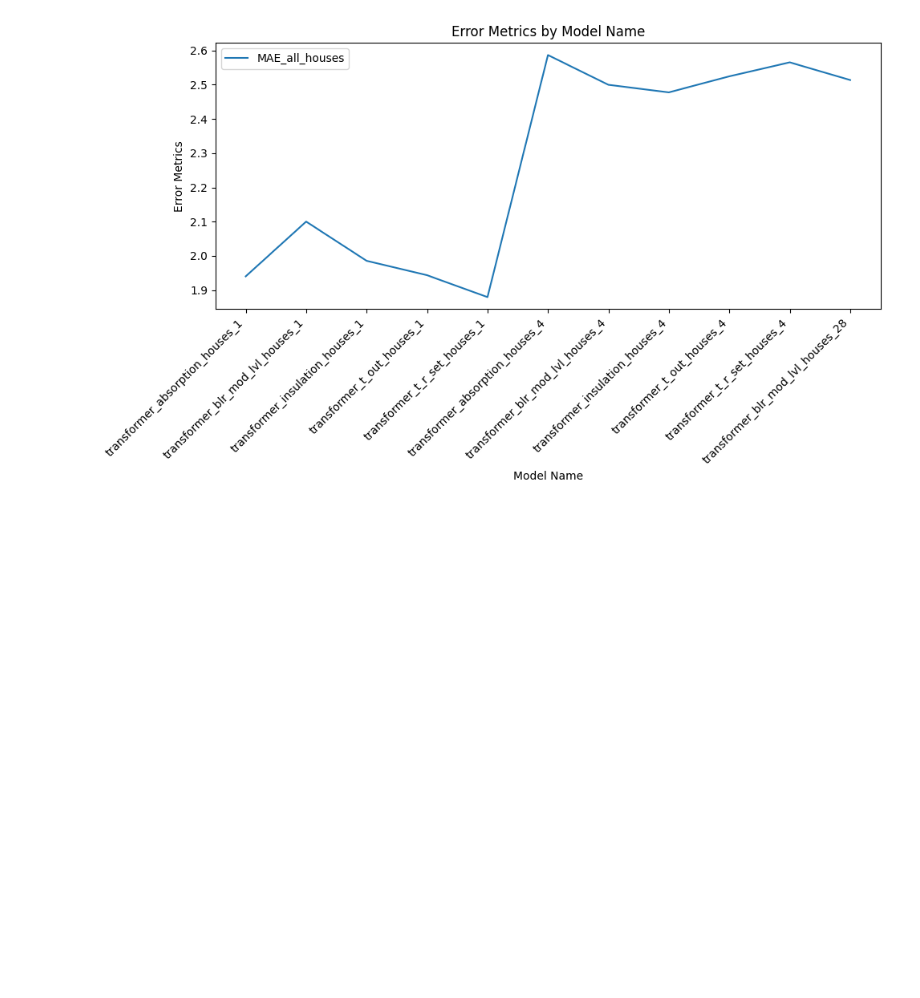
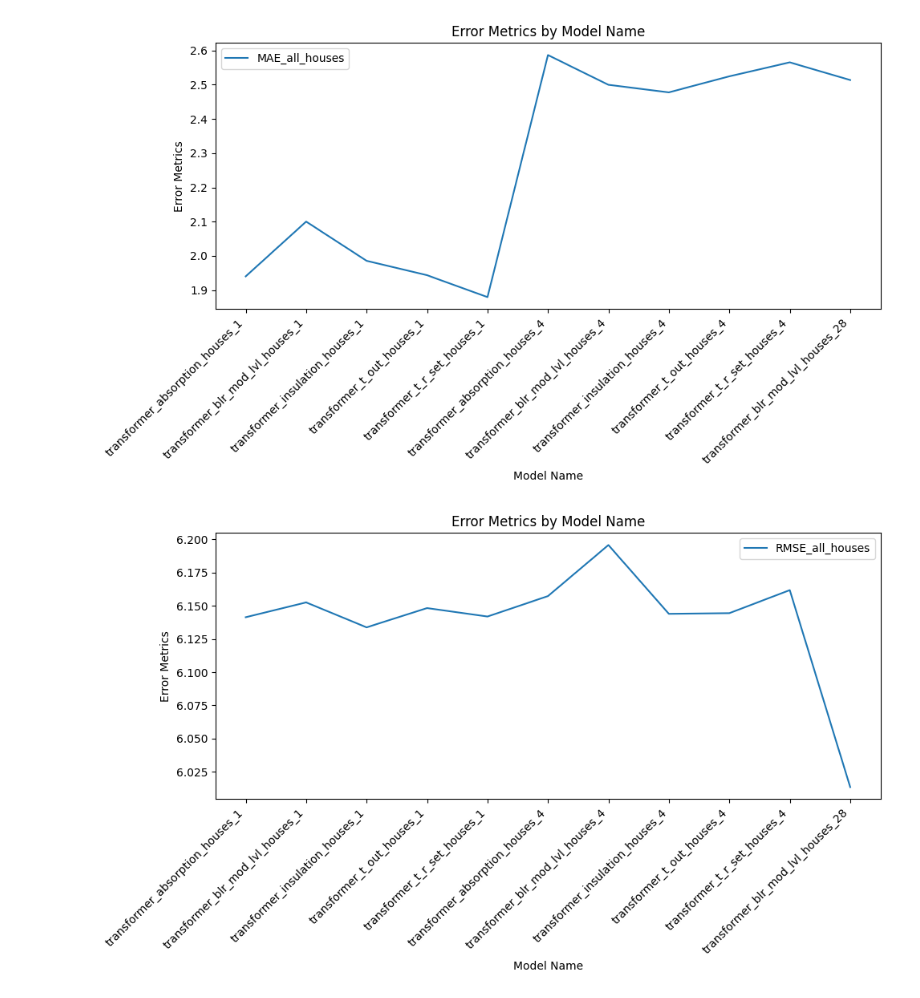
Before and after one commit to GeorgiosKalaras/boilers, a Jupyter notebook: code/processing_data_display.ipynb, the cells around one changed output. Drawn from its saved outputs; the diff is of its cells as text; code cells hidden in the pictures; blank space fills up the shorter version.

```diff
--- a/code/processing_data_display.ipynb
+++ b/code/processing_data_display.ipynb
@@ -120,3 +124,7 @@ plot_error_metrics_columns(['MAE_all_houses', 'RMSE_all_houses'])
 plot_error_metrics_columns(['MAE_all_houses'])
 # %% [output]
 [figure]
+# %%
+plot_error_metrics_columns(['RMSE_all_houses'])
+# %% [output]
+[figure, added]
```
Also changed, not shown: parts of 2 cells of this notebook.
